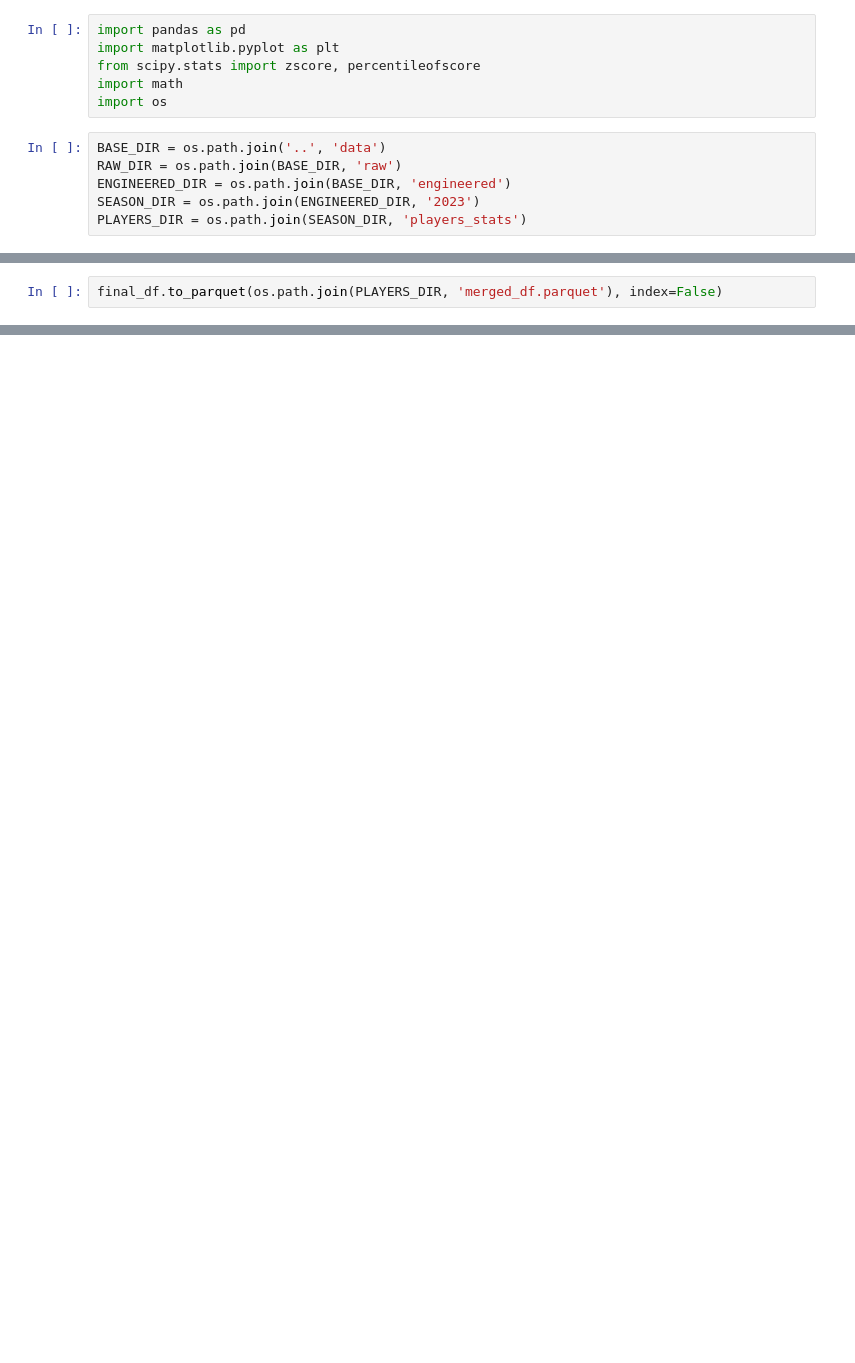
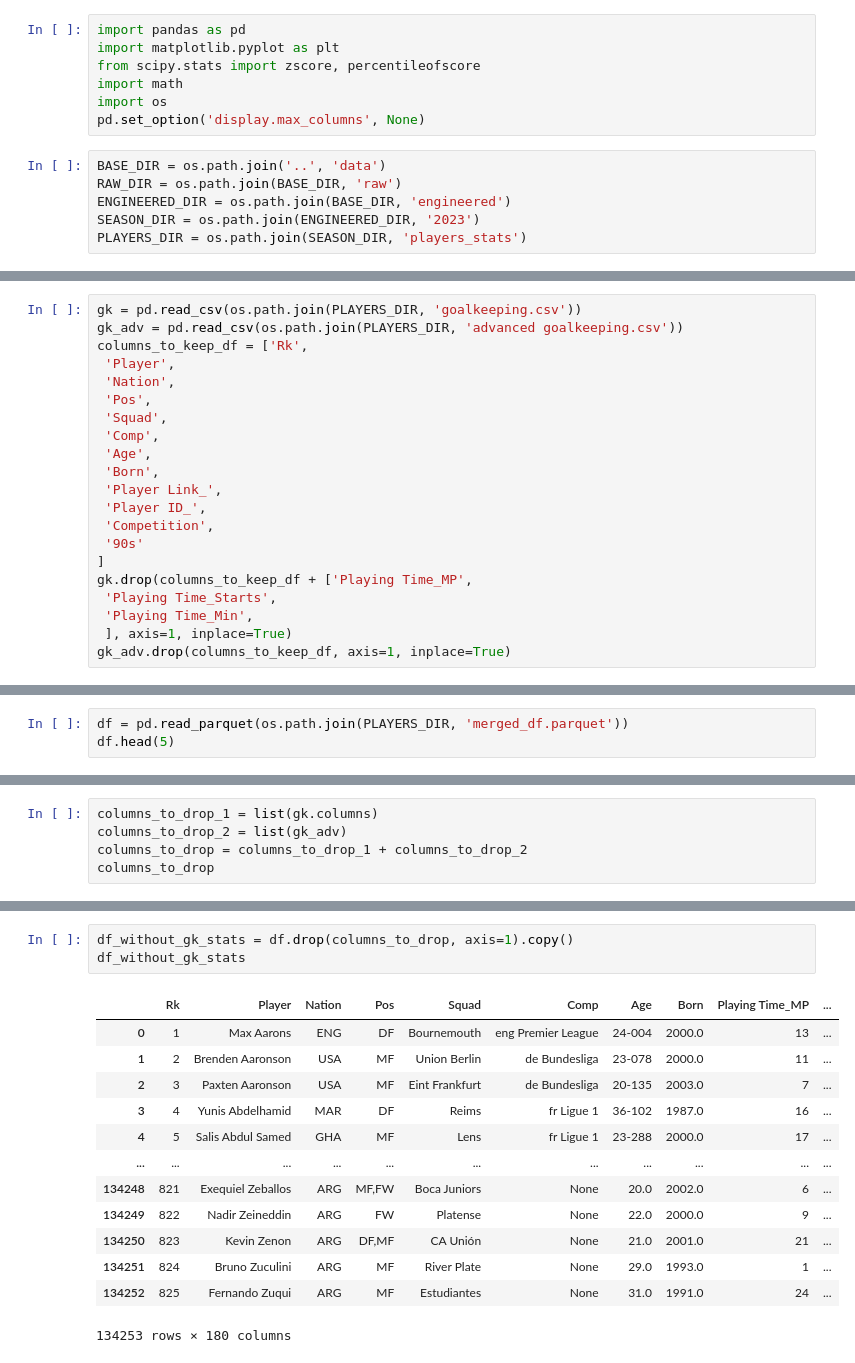
Before and after one commit to VictorMilhomem/FootballAnalysisTools, a Jupyter notebook: src/research.ipynb, the cells around one changed output, grey strips where cells are left out. Drawn from its saved outputs; the diff is of its cells as text; blank space fills up the shorter version.

Commit message:
fbref engineered all players df parquet

```diff
--- a/src/research.ipynb
+++ b/src/research.ipynb
@@ -4,6 +4,7 @@ import matplotlib.pyplot as plt
 from scipy.stats import zscore, percentileofscore
 import math
 import os
+pd.set_option('display.max_columns', None)
 # %%
 BASE_DIR = os.path.join('..', 'data')
 RAW_DIR = os.path.join(BASE_DIR, 'raw')
@@ -66 +14,22 @@ goalkeeper = stats_df[PLAYERS_DICT[10]]
+# %%
+gk = pd.read_csv(os.path.join(PLAYERS_DIR, 'goalkeeping.csv'))
+gk_adv = pd.read_csv(os.path.join(PLAYERS_DIR, 'advanced goalkeeping.csv'))
+columns_to_keep_df = ['Rk',
+ 'Player',
+ 'Nation',
+ 'Pos',
+ 'Squad',
+ 'Comp',
+ 'Age',
+ 'Born',
+ 'Player Link_',
+ 'Player ID_',
+ 'Competition',
+ '90s'
+]
+gk.drop(columns_to_keep_df + ['Playing Time_MP',
+ 'Playing Time_Starts',
+ 'Playing Time_Min',
+ ], axis=1, inplace=True)
+gk_adv.drop(columns_to_keep_df, axis=1, inplace=True)
 # %%
@@ -99,2 +46,3 @@ final_df.drop_duplicates(inplace=True)
 # %%
-final_df.to_parquet(os.path.join(PLAYERS_DIR, 'merged_df.parquet'), index=False)
+df = pd.read_parquet(os.path.join(PLAYERS_DIR, 'merged_df.parquet'))
+df.head(5)
@@ -100,0 +56,5 @@ final_df.to_parquet(os.path.join(PLAYERS_DIR, 'merged_df.parquet'), index=False)
+# %%
+columns_to_drop_1 = list(gk.columns)
+columns_to_drop_2 = list(gk_adv)
+columns_to_drop = columns_to_drop_1 + columns_to_drop_2
+columns_to_drop
@@ -100,0 +79,17 @@ final_df.to_parquet(os.path.join(PLAYERS_DIR, 'merged_df.parquet'), index=False)
+# %%
+df_without_gk_stats = df.drop(columns_to_drop, axis=1).copy()
+df_without_gk_stats
+# %% [output]
+|  | Rk | Player | Nation | Pos | Squad | Comp | Age | Born | Playing Time_MP | ... |
+| 0 | 1 | Max Aarons | ENG | DF | Bournemouth | eng Premier League | 24-004 | 2000.0 | 13 | ... |
+| 1 | 2 | Brenden Aaronson | USA | MF | Union Berlin | de Bundesliga | 23-078 | 2000.0 | 11 | ... |
+| 2 | 3 | Paxten Aaronson | USA | MF | Eint Frankfurt | de Bundesliga | 20-135 | 2003.0 | 7 | ... |
+| 3 | 4 | Yunis Abdelhamid | MAR | DF | Reims | fr Ligue 1 | 36-102 | 1987.0 | 16 | ... |
+| 4 | 5 | Salis Abdul Samed | GHA | MF | Lens | fr Ligue 1 | 23-288 | 2000.0 | 17 | ... |
+| ... | ... | ... | ... | ... | ... | ... | ... | ... | ... | ... |
+| 134248 | 821 | Exequiel Zeballos | ARG | MF,FW | Boca Juniors | None | 20.0 | 2002.0 | 6 | ... |
+| 134249 | 822 | Nadir Zeineddin | ARG | FW | Platense | None | 22.0 | 2000.0 | 9 | ... |
+| 134250 | 823 | Kevin Zenon | ARG | DF,MF | CA Unión | None | 21.0 | 2001.0 | 21 | ... |
+| 134251 | 824 | Bruno Zuculini | ARG | MF | River Plate | None | 29.0 | 1993.0 | 1 | ... |
+| 134252 | 825 | Fernando Zuqui | ARG | MF | Estudiantes | None | 31.0 | 1991.0 | 24 | ... |
+134253 rows × 180 columns
```
Also changed, not shown: parts of 8 cells of this notebook, 1 other file.
